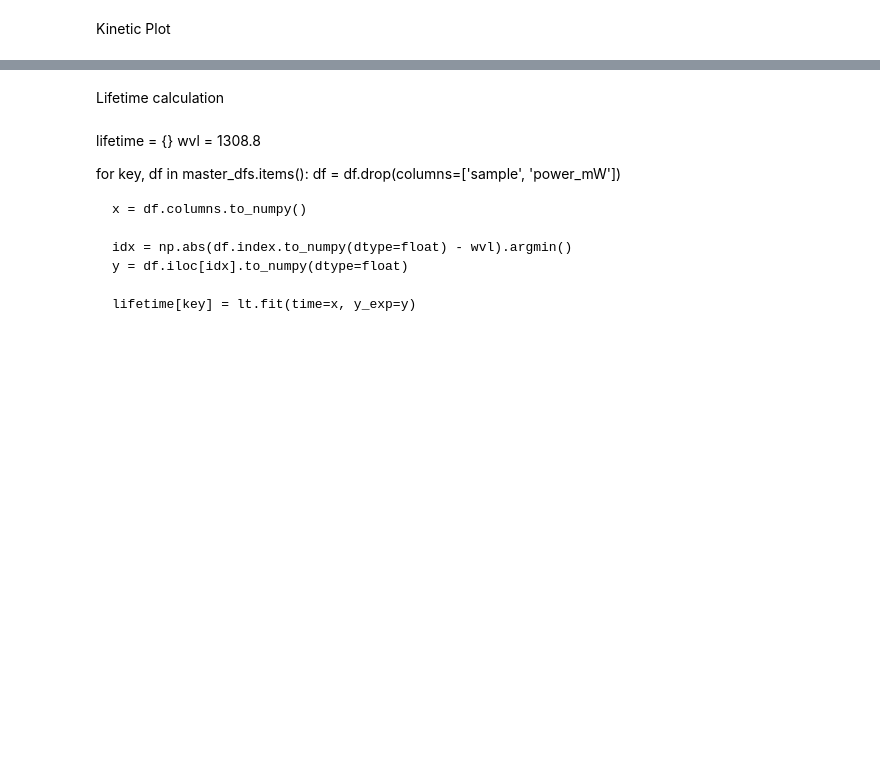
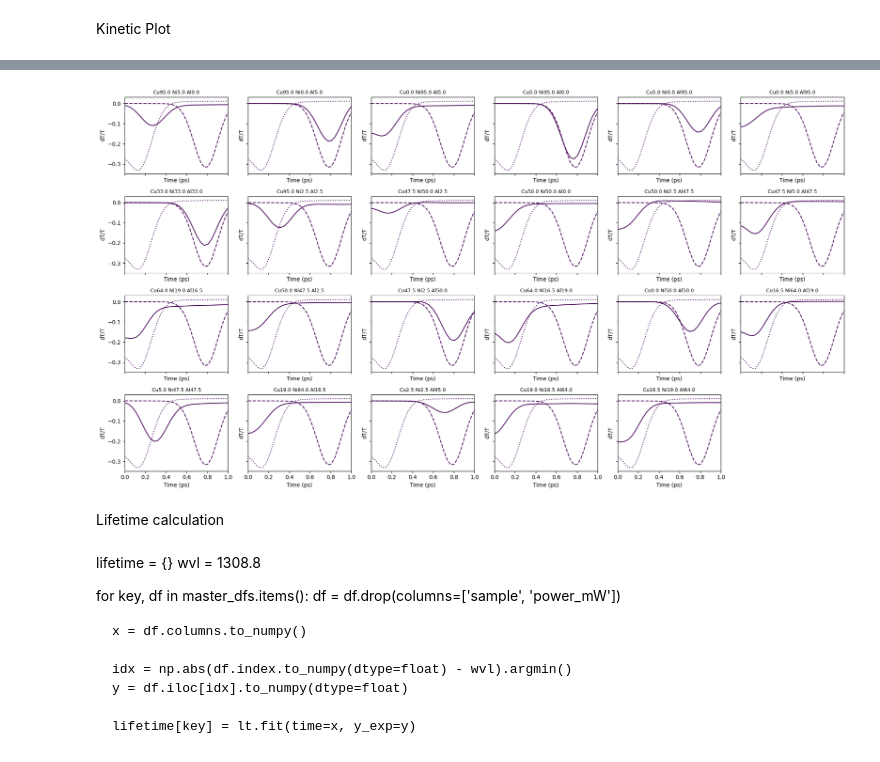
Before and after one commit to linarojas0824/Hybrid-Experimental-Data-Driven-Workflow, a Jupyter notebook: scripts/Notebooks/Pump_Probe_Results.ipynb, the cells around one changed output, grey strips where cells are left out. Drawn from its saved outputs; the diff is of its cells as text; code cells hidden in the pictures; blank space fills up the shorter version.

```diff
--- a/scripts/Notebooks/Pump_Probe_Results.ipynb
+++ b/scripts/Notebooks/Pump_Probe_Results.ipynb
@@ -91,7 +163,7 @@ for ax, sample in zip(axes, sample_data):
 
     pl.plot_spectra_at_times(
         df,
-        time_range=(0, 0.5),
+        time_range=(0, 2),
         step=3,
         legend=False,
         ax=ax,
@@ -128,7 +200,7 @@ axes = axes.ravel()  # flatten to 1D list of axes
 for ax, sample in zip(axes, sample_data):
     df = master_time[sample]
     df = df.drop(columns=['sample', 'power_mW'])
-    pl.kinetic_plot(df,wavelengths = [1300, 1550, 1600],xlim=(0, 0.5),ax=ax,legend=True,add_colorbar=False )
+    pl.kinetic_plot(df,wavelengths = [1300, 1550, 1600],xlim=(0, 1),ax=ax,legend=True,add_colorbar=False )
 
     title = df_compo.loc[df_compo["ID"] == sample, "symbol"].iloc[0]
     ax.set_title(title, fontsize=9)
@@ -144,3 +240,70 @@ plt.show()
+# %%
+sample_data = np.array(list(master_time.keys()))
+n = len(sample_data)
+
+ncols = 6
+nrows = math.ceil(n / ncols)
+
+fig, axes = plt.subplots(
+    nrows, ncols,
+    figsize=(3.2 * ncols, 2.6 * nrows),
+    sharex=True, sharey=True
+)
+
+axes = axes.ravel()
+
+df_sub = df_sub = master_time_sub[1].copy()
+df_sub = df_sub.drop(columns=["sample", "power_mW"], errors="ignore")
+
+df_sub_2 = master_time_sub[2].copy()
+df_sub_2 = df_sub_2.drop(columns=["sample", "power_mW"], errors="ignore")
+
+for ax, sample in zip(axes, sample_data):
+    df = master_time[sample].copy()
+    df = df.drop(columns=["sample", "power_mW"], errors="ignore")
+
+    pl.kinetic_plot(
+        df,
+        wavelengths=[1320],
+        xlim=(0, 1),
+        ax=ax,
+        legend=False,
+        add_colorbar=False,
+        cmap_colors = ((68, 1, 84), (59, 82, 139), (253, 231, 37))
+    )
+
+    pl.kinetic_plot(
+        df_sub,
+        wavelengths=[1320],
+        xlim=(0, 1),
+        ax=ax,
+        legend=False,
+        add_colorbar=False,
+        linestyle="--",
+         cmap_colors = ((68, 1, 84), (59, 82, 139), (253, 231, 37))
+    )
+
+    pl.kinetic_plot(
+        df_sub_2,
+        wavelengths=[1320],
+        xlim=(0, 1),
+        ax=ax,
+        legend=False,
+        add_colorbar=False,
+        linestyle=":",
+         cmap_colors = ((68, 1, 84), (59, 82, 139), (253, 231, 37))
+    )
+
+    title = df_compo.loc[df_compo["ID"] == sample, "symbol"].iloc[0]
+    ax.set_title(title, fontsize=9)
+
+for ax in axes[n:]:
+    ax.axis("off")
+
+fig.tight_layout()
+plt.show()
+# %% [output]
+[figure, added]
 # %% [markdown]
 Lifetime calculation
 # %%
```
Also changed, not shown: parts of 11 cells of this notebook, 21 other files.
